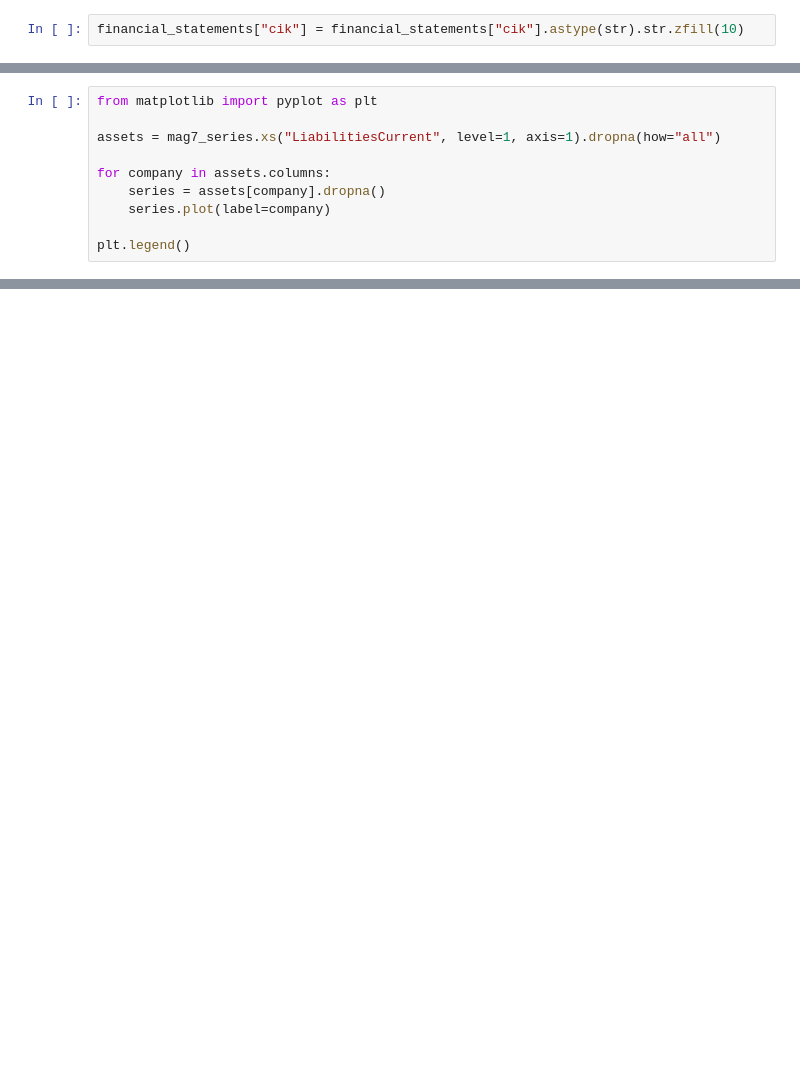
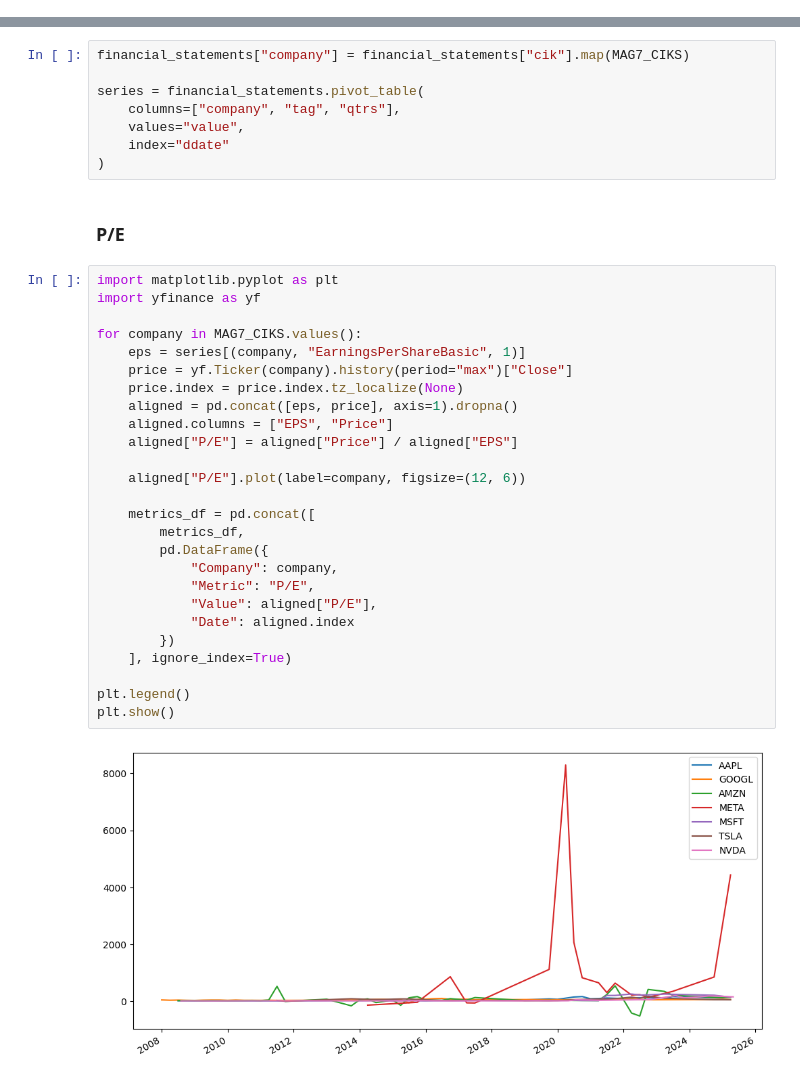
Before and after one commit to ericleonen/sec-fundamentals-explorer, a Jupyter notebook: notebooks/magnificent-7.ipynb, the cells around one changed output, grey strips where cells are left out. Cells and saved outputs as stored; diff of their text form; blank space fills up the shorter version.

Commit message:
data cleaning and exploration

```diff
--- a/notebooks/magnificent-7.ipynb
+++ b/notebooks/magnificent-7.ipynb
@@ -35,2 +9,0 @@ financial_statements = pd.concat((pd.read_csv(f) for f in financial_statements_f
-# %%
-financial_statements["cik"] = financial_statements["cik"].astype(str).str.zfill(10)
@@ -90,10 +29,0 @@ mag7_series
-# %%
-from matplotlib import pyplot as plt
-
-assets = mag7_series.xs("LiabilitiesCurrent", level=1, axis=1).dropna(how="all")
-
-for company in assets.columns:
-    series = assets[company].dropna()
-    series.plot(label=company)
-
-plt.legend()
@@ -102,0 +51,38 @@ plt.legend()
+# %%
+financial_statements["company"] = financial_statements["cik"].map(MAG7_CIKS)
+
+series = financial_statements.pivot_table(
+    columns=["company", "tag", "qtrs"],
+    values="value",
+    index="ddate"
+)
+# %% [markdown]
+### P/E
+# %%
+import matplotlib.pyplot as plt
+import yfinance as yf
+
+for company in MAG7_CIKS.values():
+    eps = series[(company, "EarningsPerShareBasic", 1)]
+    price = yf.Ticker(company).history(period="max")["Close"]
+    price.index = price.index.tz_localize(None)
+    aligned = pd.concat([eps, price], axis=1).dropna()
+    aligned.columns = ["EPS", "Price"]
+    aligned["P/E"] = aligned["Price"] / aligned["EPS"]
+
+    aligned["P/E"].plot(label=company, figsize=(12, 6))
+
+    metrics_df = pd.concat([
+        metrics_df,
+        pd.DataFrame({
+            "Company": company,
+            "Metric": "P/E",
+            "Value": aligned["P/E"],
+            "Date": aligned.index
+        })
+    ], ignore_index=True)
+
+plt.legend()
+plt.show()
+# %% [output]
+[figure, added]
```
Also changed, not shown: parts of 12 cells of this notebook, 6 other files.
